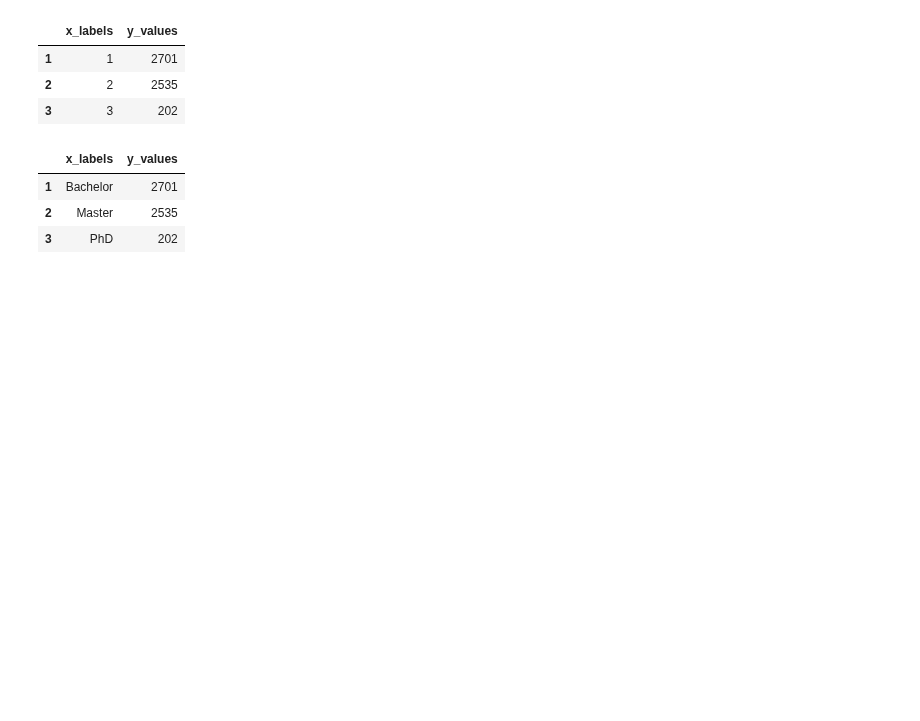
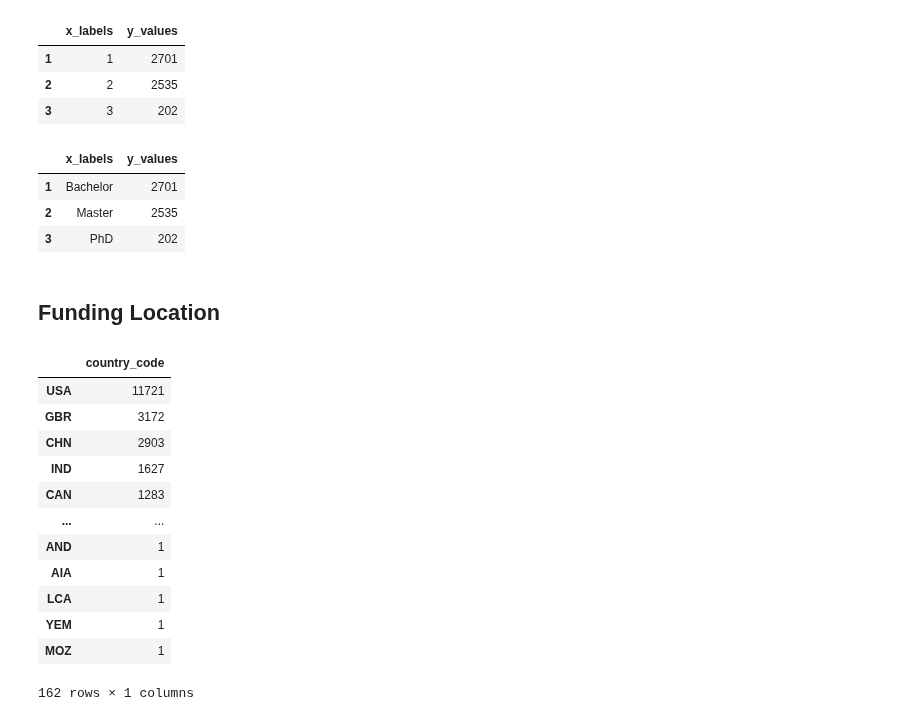
Before and after one commit to StardustLID/TEMG4952A-TEAM-5, a Jupyter notebook: backend/csv_helper.ipynb, the cells around one changed output. Cells and saved outputs as stored; diff of their text form; code cells hidden in the pictures; blank space fills up the shorter version.

Commit message:
Activate "Funding Location" (interaction not yet done)

```diff
--- a/backend/csv_helper.ipynb
+++ b/backend/csv_helper.ipynb
@@ -763,3 +763,5 @@ df_edu
 | 1 | Bachelor | 2701 |
 | 2 | Master | 2535 |
 | 3 | PhD | 202 |
+# %% [markdown]
+## Funding Location
@@ -765,0 +772,17 @@ df_edu
+# %%
+df_countries = df['country_code'].value_counts().to_frame()
+df_countries
+# %% [output]
+|  | country_code |
+| USA | 11721 |
+| GBR | 3172 |
+| CHN | 2903 |
+| IND | 1627 |
+| CAN | 1283 |
+| ... | ... |
+| AND | 1 |
+| AIA | 1 |
+| LCA | 1 |
+| YEM | 1 |
+| MOZ | 1 |
+162 rows × 1 columns
```
Also changed, not shown: parts of 2 cells of this notebook, 4 other files.
